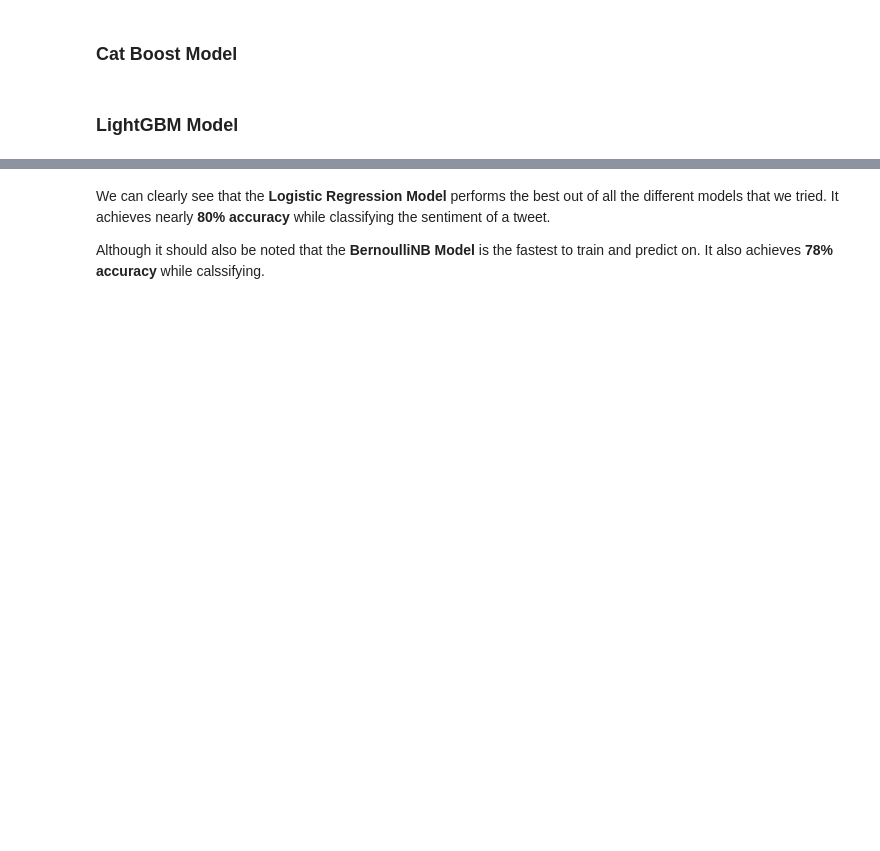
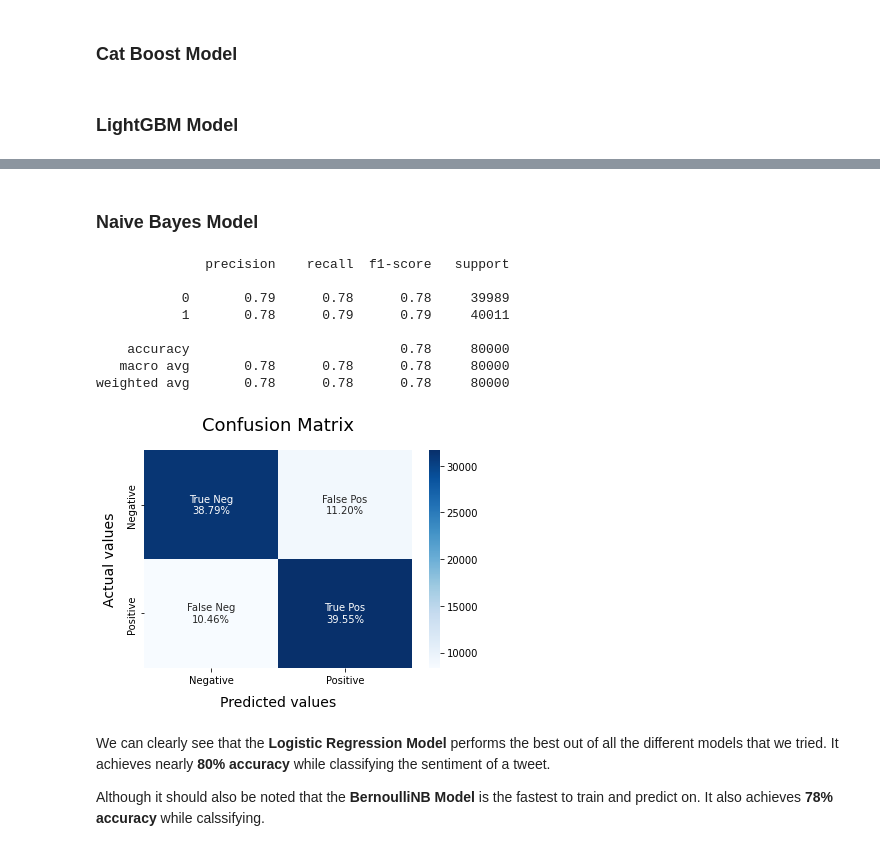
Before and after one commit to Rvd001/NLP, a Jupyter notebook: twitter-sentiment-analysis.ipynb, the cells around one changed output, grey strips where cells are left out. Saved outputs shown, nothing was run; the diff lists cells and outputs as text; code cells hidden in the pictures; blank space fills up the shorter version.

```diff
--- a/twitter-sentiment-analysis.ipynb
+++ b/twitter-sentiment-analysis.ipynb
@@ -609,3 +635,20 @@ from lightgbm import LGBMClassifier
+# %% [markdown]
+### <a name="p8-7">Naive Bayes Model</a>
+# %%
+from sklearn.naive_bayes import MultinomialNB
+NBClassifier_model = MultinomialNB()
+NBClassifier_model.fit(X_train, y_train)
+model_Evaluate(NBClassifier_model)
+# %% [output]
+              precision    recall  f1-score   support
+
+           0       0.79      0.78      0.78     39989
+           1       0.78      0.79      0.79     40011
+
+    accuracy                           0.78     80000
+   macro avg       0.78      0.78      0.78     80000
+weighted avg       0.78      0.78      0.78     80000
+[figure, added]
 # %% [markdown]
 We can clearly see that the **Logistic Regression Model** performs the best out of all the different models that we tried. It achieves nearly **80% accuracy** while classifying the sentiment of a tweet.
 
```
Also changed, not shown: parts of 12 cells of this notebook.
